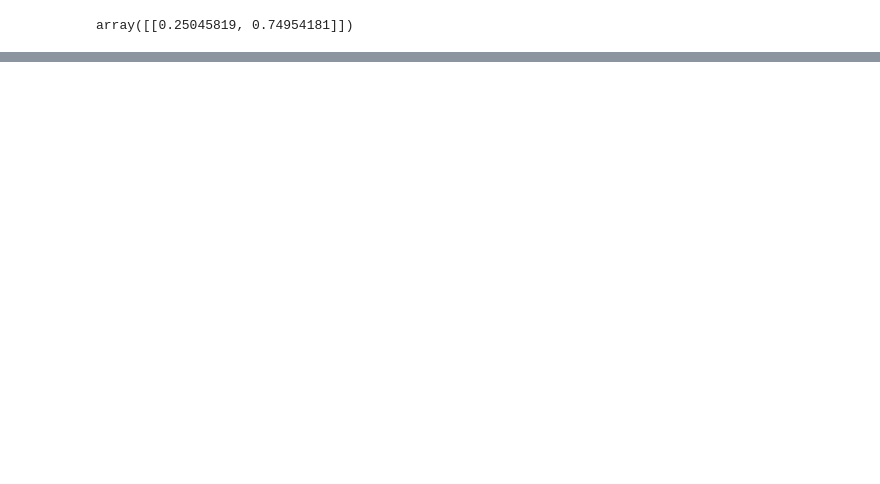
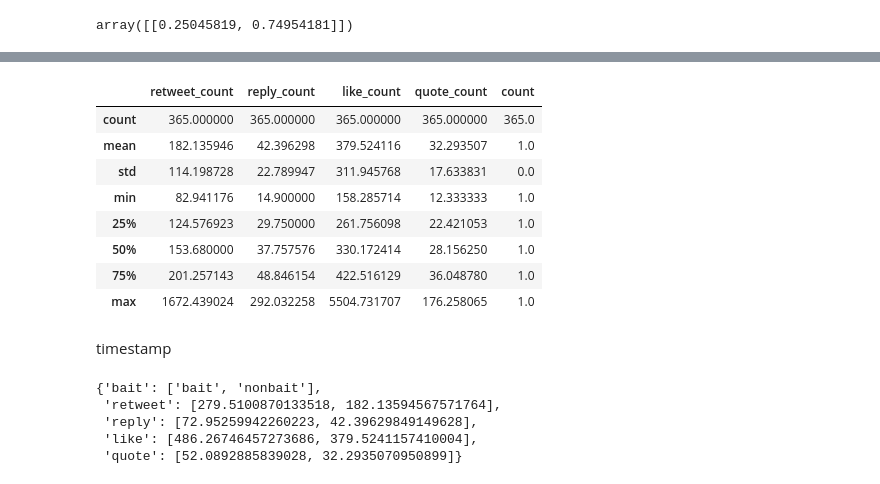
Before and after one commit to alexanderwood/wood-clickbait, a Jupyter notebook: code/analysis.ipynb, the cells around one changed output, grey strips where cells are left out. Drawn from its saved outputs; the diff is of its cells as text; code cells hidden in the pictures; blank space fills up the shorter version.

```diff
--- a/code/analysis.ipynb
+++ b/code/analysis.ipynb
@@ -696,0 +761,14 @@ array([[0.25045819, 0.74954181]])
+# %%
+nyt1.describe()
+# %% [output]
+|  | retweet_count | reply_count | like_count | quote_count | count |
+| count | 365.000000 | 365.000000 | 365.000000 | 365.000000 | 365.0 |
+| mean | 182.135946 | 42.396298 | 379.524116 | 32.293507 | 1.0 |
+| std | 114.198728 | 22.789947 | 311.945768 | 17.633831 | 0.0 |
+| min | 82.941176 | 14.900000 | 158.285714 | 12.333333 | 1.0 |
+| 25% | 124.576923 | 29.750000 | 261.756098 | 22.421053 | 1.0 |
+| 50% | 153.680000 | 37.757576 | 330.172414 | 28.156250 | 1.0 |
+| 75% | 201.257143 | 48.846154 | 422.516129 | 36.048780 | 1.0 |
+| max | 1672.439024 | 292.032258 | 5504.731707 | 176.258065 | 1.0 |
+# %% [markdown]
+timestamp
@@ -696,0 +790,8 @@ array([[0.25045819, 0.74954181]])
+# %%
+data
+# %% [output]
+{'bait': ['bait', 'nonbait'],
+ 'retweet': [279.5100870133518, 182.13594567571764],
+ 'reply': [72.95259942260223, 42.39629849149628],
+ 'like': [486.26746457273686, 379.5241157410004],
+ 'quote': [52.0892885839028, 32.2935070950899]}
```
Also changed, not shown: parts of 8 cells of this notebook, 1 other file.
